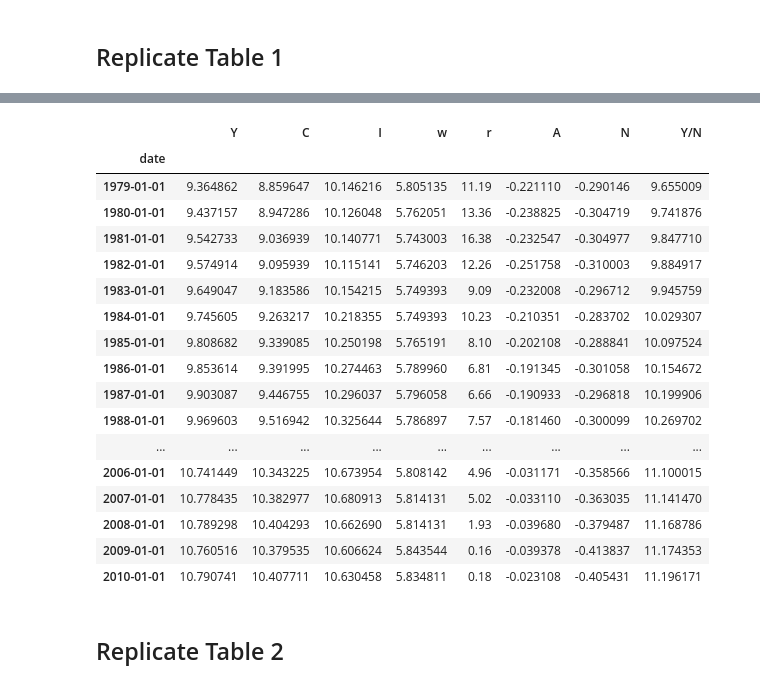
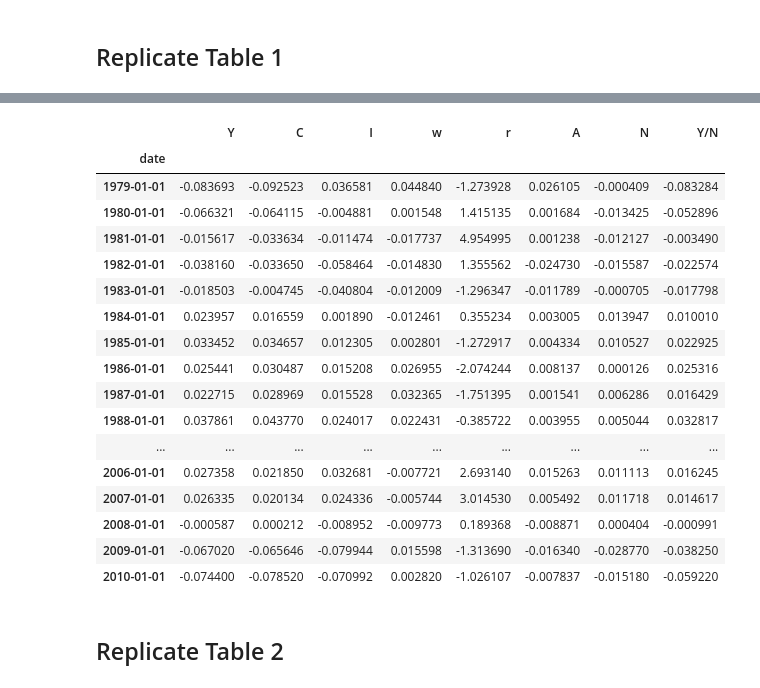
Before and after one commit to chiesastefano/demA1, a Jupyter notebook: jupyter/presentation.ipynb, the cells around one changed output, grey strips where cells are left out. Cells and saved outputs as stored; diff of their text form; code cells hidden in the pictures.

```diff
--- a/jupyter/presentation.ipynb
+++ b/jupyter/presentation.ipynb
@@ -145,50 +148,58 @@ table1
 series_list2 = [
     ('Y', 'A939RC0Q052SBEA'),
     ('C', 'A794RC0Q052SBEA'),
     ('I', 'RGDPLPUSA625NUPN'),
     ('w', 'LES1252881600Q'),
     ('r', 'FEDFUNDS'),
     ('A', 'RTFPNAUSA632NRUG')
 ]
 
 request_parameters2 = [create_series_dict(name, series_id) for name, series_id in series_list2]
 
 
 dataframe2 = pd.DataFrame()
 # concatenate the data
 for parameter in request_parameters2:
     df = fetch_data(parameter)
     if dataframe2.empty:
         dataframe2 = df
     else:
         dataframe2 = pd.concat([dataframe2, df], axis=1)
 
 dataframe2['N'] = dataset1['AveH']
 dataframe2['Y/N'] = dataframe2['Y']/dataframe2['N']
 
 dataset2 = dataframe2.dropna()
 # data from 1982 to 2007
 dataset2 = dataset2.apply(lambda col: np.log(col) if col.name != 'r' else col)
-dataset2
+
+
+
+dataset2_c  = pd.DataFrame()
+for column in dataset2.columns:
+    cycle, _ = sm.tsa.filters.hpfilter(dataset2[column], lamb=1600)
+    dataset2_c [column] = cycle
+
+dataset2_c
 # %% [output]
 |  | Y | C | I | w | r | A | N | Y/N |
 | date |  |  |  |  |  |  |  |  |
-| 1979-01-01 | 9.364862 | 8.859647 | 10.146216 | 5.805135 | 11.19 | -0.221110 | -0.290146 | 9.655009 |
-| 1980-01-01 | 9.437157 | 8.947286 | 10.126048 | 5.762051 | 13.36 | -0.238825 | -0.304719 | 9.741876 |
-| 1981-01-01 | 9.542733 | 9.036939 | 10.140771 | 5.743003 | 16.38 | -0.232547 | -0.304977 | 9.847710 |
-| 1982-01-01 | 9.574914 | 9.095939 | 10.115141 | 5.746203 | 12.26 | -0.251758 | -0.310003 | 9.884917 |
-| 1983-01-01 | 9.649047 | 9.183586 | 10.154215 | 5.749393 | 9.09 | -0.232008 | -0.296712 | 9.945759 |
-| 1984-01-01 | 9.745605 | 9.263217 | 10.218355 | 5.749393 | 10.23 | -0.210351 | -0.283702 | 10.029307 |
-| 1985-01-01 | 9.808682 | 9.339085 | 10.250198 | 5.765191 | 8.10 | -0.202108 | -0.288841 | 10.097524 |
-| 1986-01-01 | 9.853614 | 9.391995 | 10.274463 | 5.789960 | 6.81 | -0.191345 | -0.301058 | 10.154672 |
-| 1987-01-01 | 9.903087 | 9.446755 | 10.296037 | 5.796058 | 6.66 | -0.190933 | -0.296818 | 10.199906 |
-| 1988-01-01 | 9.969603 | 9.516942 | 10.325644 | 5.786897 | 7.57 | -0.181460 | -0.300099 | 10.269702 |
+| 1979-01-01 | -0.083693 | -0.092523 | 0.036581 | 0.044840 | -1.273928 | 0.026105 | -0.000409 | -0.083284 |
+| 1980-01-01 | -0.066321 | -0.064115 | -0.004881 | 0.001548 | 1.415135 | 0.001684 | -0.013425 | -0.052896 |
+| 1981-01-01 | -0.015617 | -0.033634 | -0.011474 | -0.017737 | 4.954995 | 0.001238 | -0.012127 | -0.003490 |
+| 1982-01-01 | -0.038160 | -0.033650 | -0.058464 | -0.014830 | 1.355562 | -0.024730 | -0.015587 | -0.022574 |
+| 1983-01-01 | -0.018503 | -0.004745 | -0.040804 | -0.012009 | -1.296347 | -0.011789 | -0.000705 | -0.017798 |
+| 1984-01-01 | 0.023957 | 0.016559 | 0.001890 | -0.012461 | 0.355234 | 0.003005 | 0.013947 | 0.010010 |
+| 1985-01-01 | 0.033452 | 0.034657 | 0.012305 | 0.002801 | -1.272917 | 0.004334 | 0.010527 | 0.022925 |
+| 1986-01-01 | 0.025441 | 0.030487 | 0.015208 | 0.026955 | -2.074244 | 0.008137 | 0.000126 | 0.025316 |
+| 1987-01-01 | 0.022715 | 0.028969 | 0.015528 | 0.032365 | -1.751395 | 0.001541 | 0.006286 | 0.016429 |
+| 1988-01-01 | 0.037861 | 0.043770 | 0.024017 | 0.022431 | -0.385722 | 0.003955 | 0.005044 | 0.032817 |
 | ... | ... | ... | ... | ... | ... | ... | ... | ... |
-| 2006-01-01 | 10.741449 | 10.343225 | 10.673954 | 5.808142 | 4.96 | -0.031171 | -0.358566 | 11.100015 |
-| 2007-01-01 | 10.778435 | 10.382977 | 10.680913 | 5.814131 | 5.02 | -0.033110 | -0.363035 | 11.141470 |
-| 2008-01-01 | 10.789298 | 10.404293 | 10.662690 | 5.814131 | 1.93 | -0.039680 | -0.379487 | 11.168786 |
-| 2009-01-01 | 10.760516 | 10.379535 | 10.606624 | 5.843544 | 0.16 | -0.039378 | -0.413837 | 11.174353 |
-| 2010-01-01 | 10.790741 | 10.407711 | 10.630458 | 5.834811 | 0.18 | -0.023108 | -0.405431 | 11.196171 |
+| 2006-01-01 | 0.027358 | 0.021850 | 0.032681 | -0.007721 | 2.693140 | 0.015263 | 0.011113 | 0.016245 |
+| 2007-01-01 | 0.026335 | 0.020134 | 0.024336 | -0.005744 | 3.014530 | 0.005492 | 0.011718 | 0.014617 |
+| 2008-01-01 | -0.000587 | 0.000212 | -0.008952 | -0.009773 | 0.189368 | -0.008871 | 0.000404 | -0.000991 |
+| 2009-01-01 | -0.067020 | -0.065646 | -0.079944 | 0.015598 | -1.313690 | -0.016340 | -0.028770 | -0.038250 |
+| 2010-01-01 | -0.074400 | -0.078520 | -0.070992 | 0.002820 | -1.026107 | -0.007837 | -0.015180 | -0.059220 |
 # %% [markdown]
 ## Replicate Table 2
 # %%
```
Also changed, not shown: parts of 1 cell of this notebook, 1 other file.
